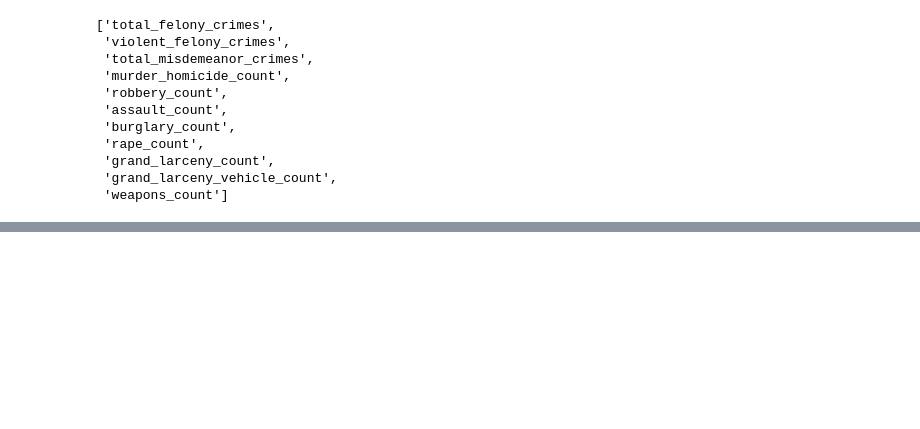
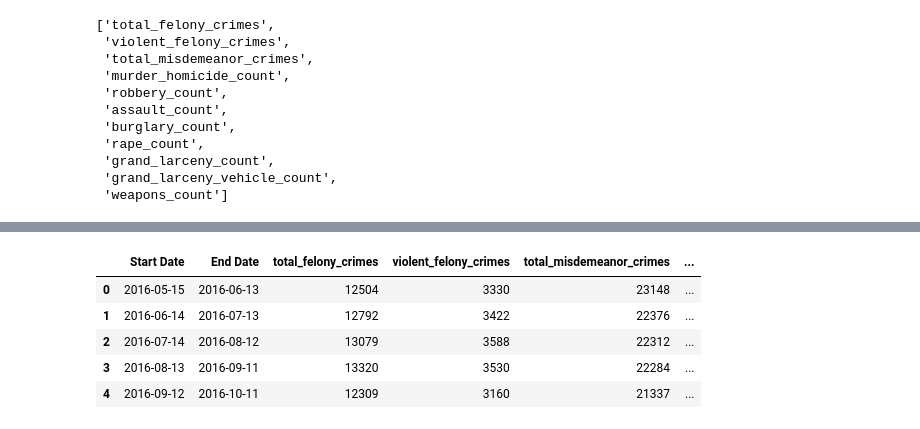
Before and after one commit to DataCollaborativeForJustice/DOC_Jail_Population_Timeseries, a Jupyter notebook: Scripts/01_get_data.ipynb, the cells around one changed output, grey strips where cells are left out. Cells and saved outputs as stored; diff of their text form; code cells hidden in the pictures; blank space fills up the shorter version.

```diff
--- a/Scripts/01_get_data.ipynb
+++ b/Scripts/01_get_data.ipynb
@@ -276,4 +287,4 @@ crime_data.columns[1:-2].to_list()
 # %%
-crime_data = crime_data[['Start Date', 'End Date']+crime_data.columns[1:-2]]
+crime_data = crime_data[['Start Date', 'End Date']+crime_data.columns[1:-2].to_list()]
 crime_data['nonviolent_felony_crimes'] = crime_data['total_felony_crimes'] - crime_data['violent_felony_crimes']
 print(crime_data.columns)
@@ -280,3 +299,12 @@ print(crime_data.columns)
+# %%
+crime_data.head()
+# %% [output]
+|  | Start Date | End Date | total_felony_crimes | violent_felony_crimes | total_misdemeanor_crimes | ... |
+| 0 | 2016-05-15 | 2016-06-13 | 12504 | 3330 | 23148 | ... |
+| 1 | 2016-06-14 | 2016-07-13 | 12792 | 3422 | 22376 | ... |
+| 2 | 2016-07-14 | 2016-08-12 | 13079 | 3588 | 22312 | ... |
+| 3 | 2016-08-13 | 2016-09-11 | 13320 | 3530 | 22284 | ... |
+| 4 | 2016-09-12 | 2016-10-11 | 12309 | 3160 | 21337 | ... |
 # %%
 #save to csv
 crime_data.to_csv("../Data/_30_day_crime_counts.csv")
```
Also changed, not shown: parts of 23 cells of this notebook, 25 other files.
